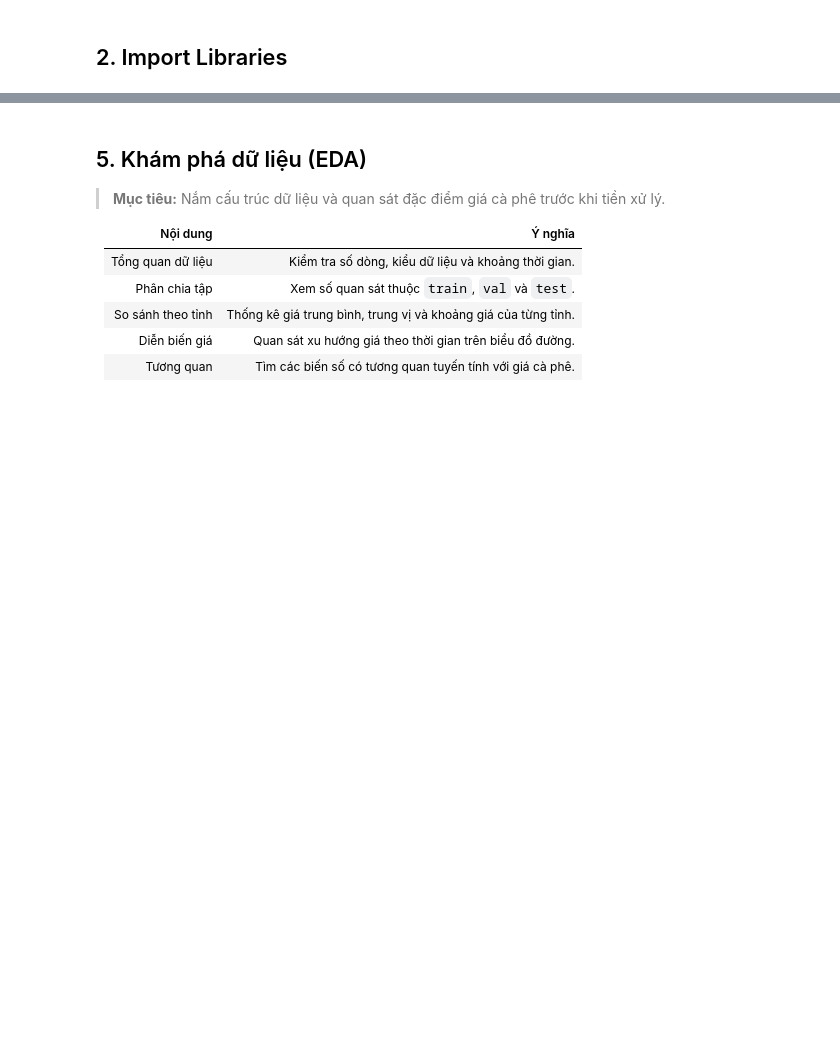
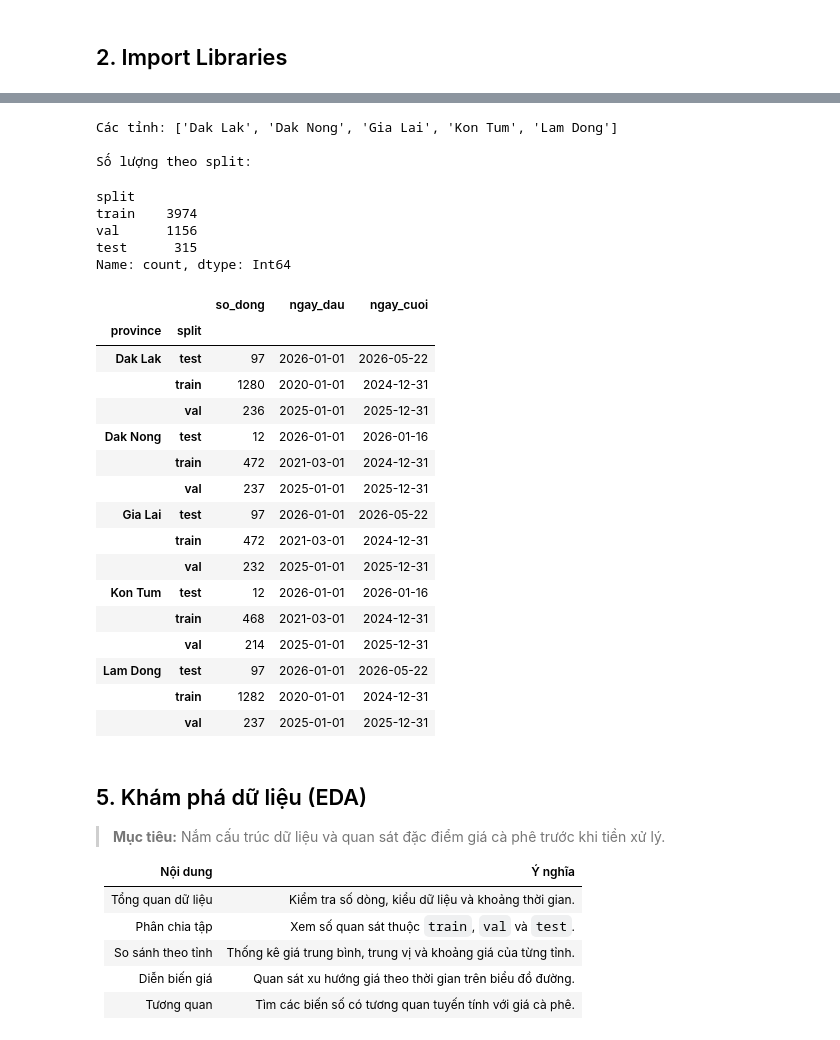
Before and after one commit to tanhlee2603/VegetableStock, a Jupyter notebook: Agriculture_Prediction.ipynb, the cells around one changed output, grey strips where cells are left out. Drawn from its saved outputs; the diff is of its cells as text; code cells hidden in the pictures; blank space fills up the shorter version.

```diff
--- a/Agriculture_Prediction.ipynb
+++ b/Agriculture_Prediction.ipynb
@@ -43,3 +90,40 @@ display(df.head())
+# %%
+print("Các tỉnh:", sorted(df["province"].dropna().unique()))
+print("\nSố lượng theo split:")
+display(df["split"].value_counts())
+
+display(
+    df.groupby(["province", "split"])
+      .agg(so_dong=("date", "size"),
+           ngay_dau=("date", "min"),
+           ngay_cuoi=("date", "max"))
+)
+# %% [output]
+Các tỉnh: ['Dak Lak', 'Dak Nong', 'Gia Lai', 'Kon Tum', 'Lam Dong']
+
+Số lượng theo split:
+split
+train    3974
+val      1156
+test      315
+Name: count, dtype: Int64
+|  |  | so_dong | ngay_dau | ngay_cuoi |
+| province | split |  |  |  |
+| Dak Lak | test | 97 | 2026-01-01 | 2026-05-22 |
+|  | train | 1280 | 2020-01-01 | 2024-12-31 |
+|  | val | 236 | 2025-01-01 | 2025-12-31 |
+| Dak Nong | test | 12 | 2026-01-01 | 2026-01-16 |
+|  | train | 472 | 2021-03-01 | 2024-12-31 |
+|  | val | 237 | 2025-01-01 | 2025-12-31 |
+| Gia Lai | test | 97 | 2026-01-01 | 2026-05-22 |
+|  | train | 472 | 2021-03-01 | 2024-12-31 |
+|  | val | 232 | 2025-01-01 | 2025-12-31 |
+| Kon Tum | test | 12 | 2026-01-01 | 2026-01-16 |
+|  | train | 468 | 2021-03-01 | 2024-12-31 |
+|  | val | 214 | 2025-01-01 | 2025-12-31 |
+| Lam Dong | test | 97 | 2026-01-01 | 2026-05-22 |
+|  | train | 1282 | 2020-01-01 | 2024-12-31 |
+|  | val | 237 | 2025-01-01 | 2025-12-31 |
 # %% [markdown]
 ## 5. Khám phá dữ liệu (EDA)
 
```
Also changed, not shown: parts of 16 cells of this notebook.
